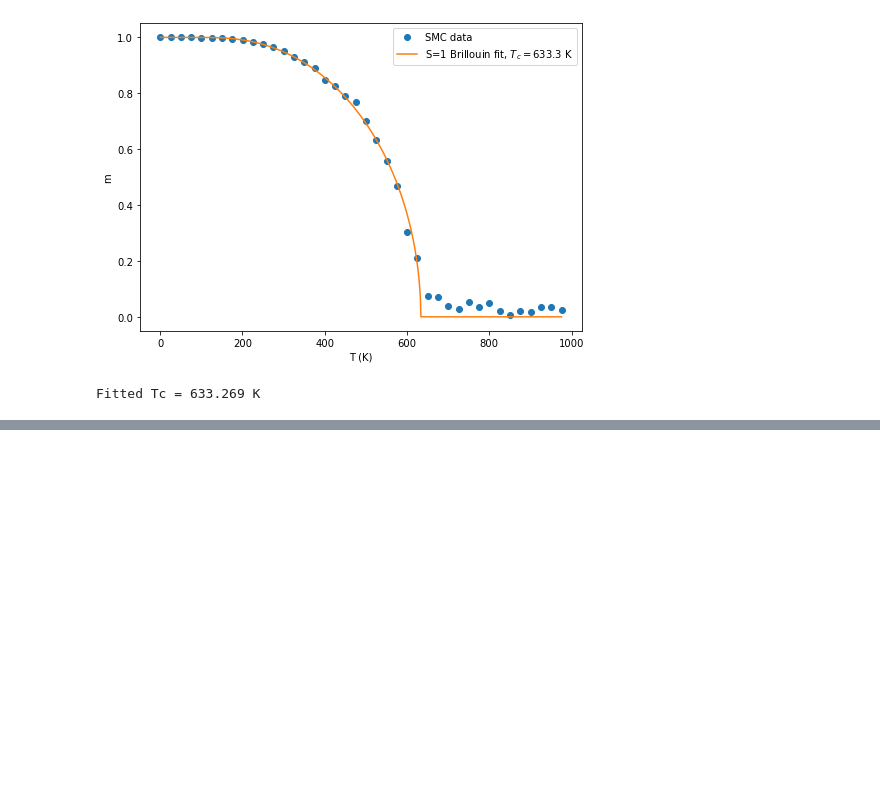
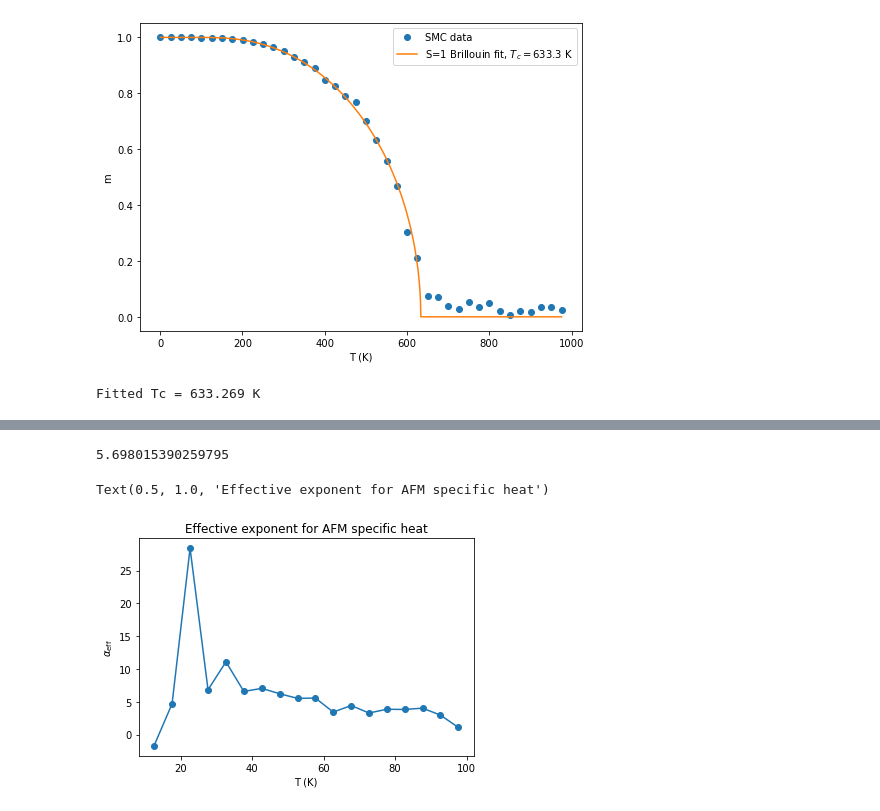
Before and after one commit to Salgi15/vampire_lq, a Jupyter notebook: check_mag.ipynb, the cells around one changed output, grey strips where cells are left out. Drawn from its saved outputs; the diff is of its cells as text; code cells hidden in the pictures; blank space fills up the shorter version.

```diff
--- a/check_mag.ipynb
+++ b/check_mag.ipynb
@@ -285,0 +419,22 @@ Fitted Tc = 633.269 K
+# %%
+import numpy as np
+
+x = np.array(T_afm[i:])
+y = np.array(C_afm[i:])
+coeff = np.polyfit(np.log(x), np.log(y),1)
+
+alpha = coeff[0]
+
+print(alpha)
+# %% [output]
+5.698015390259795
+# %%
+alpha_eff = np.diff(np.log(C_afm)) / np.diff(np.log(T_afm))
+T_mid = np.sqrt(T_afm[:-1] * T_afm[1:])
+plt.plot(T_mid, alpha_eff, 'o-')
+plt.xlabel('T (K)')
+plt.ylabel(r'$\alpha_\mathrm{eff}$')
+plt.title('Effective exponent for AFM specific heat')
+# %% [output]
+Text(0.5, 1.0, 'Effective exponent for AFM specific heat')
+[figure, added]
```
Also changed, not shown: parts of 3 cells of this notebook, 9 other files.
